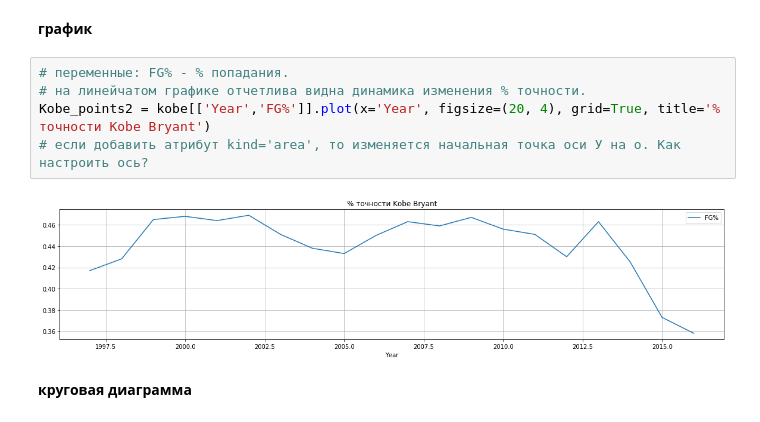
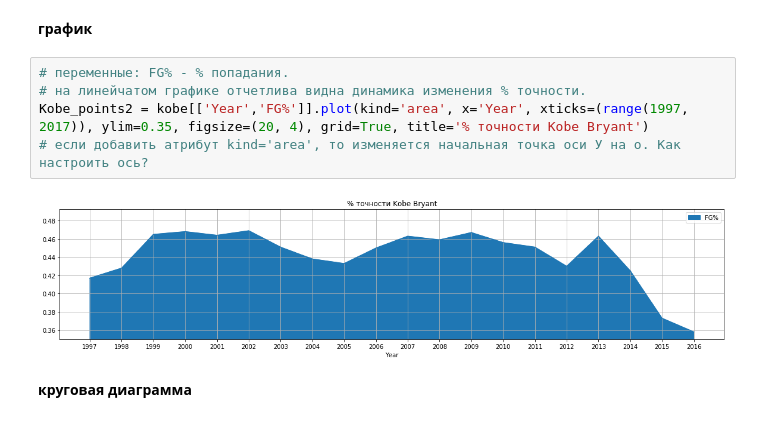
Before and after one commit to DmitryTrufanov/pyda-10-hw-15, a Jupyter notebook: Solved_HW15_Vizual.ipynb, the cells around one changed output. Cells and saved outputs as stored; diff of their text form.

```diff
--- a/Solved_HW15_Vizual.ipynb
+++ b/Solved_HW15_Vizual.ipynb
@@ -74,10 +74,10 @@ Kobe_points = kobe[['Year', 'PTS', 'FGA']].plot(kind='bar', x='Year', figsize=(2
 # %%
 # переменные: FG% - % попадания.
 # на линейчатом графике отчетлива видна динамика изменения % точности.
-Kobe_points2 = kobe[['Year','FG%']].plot(x='Year', figsize=(20, 4), grid=True, title='% точности Kobe Bryant')
+Kobe_points2 = kobe[['Year','FG%']].plot(kind='area', x='Year', xticks=(range(1997, 2017)), ylim=0.35, figsize=(20, 4), grid=True, title='% точности Kobe Bryant')
 # если добавить атрибут kind='area', то изменяется начальная точка оси У на о. Как настроить ось?
 # %% [output]
-[figure, old version]
+[figure, new version]
 # %% [markdown]
 **круговая диаграмма**
 # %%
```
